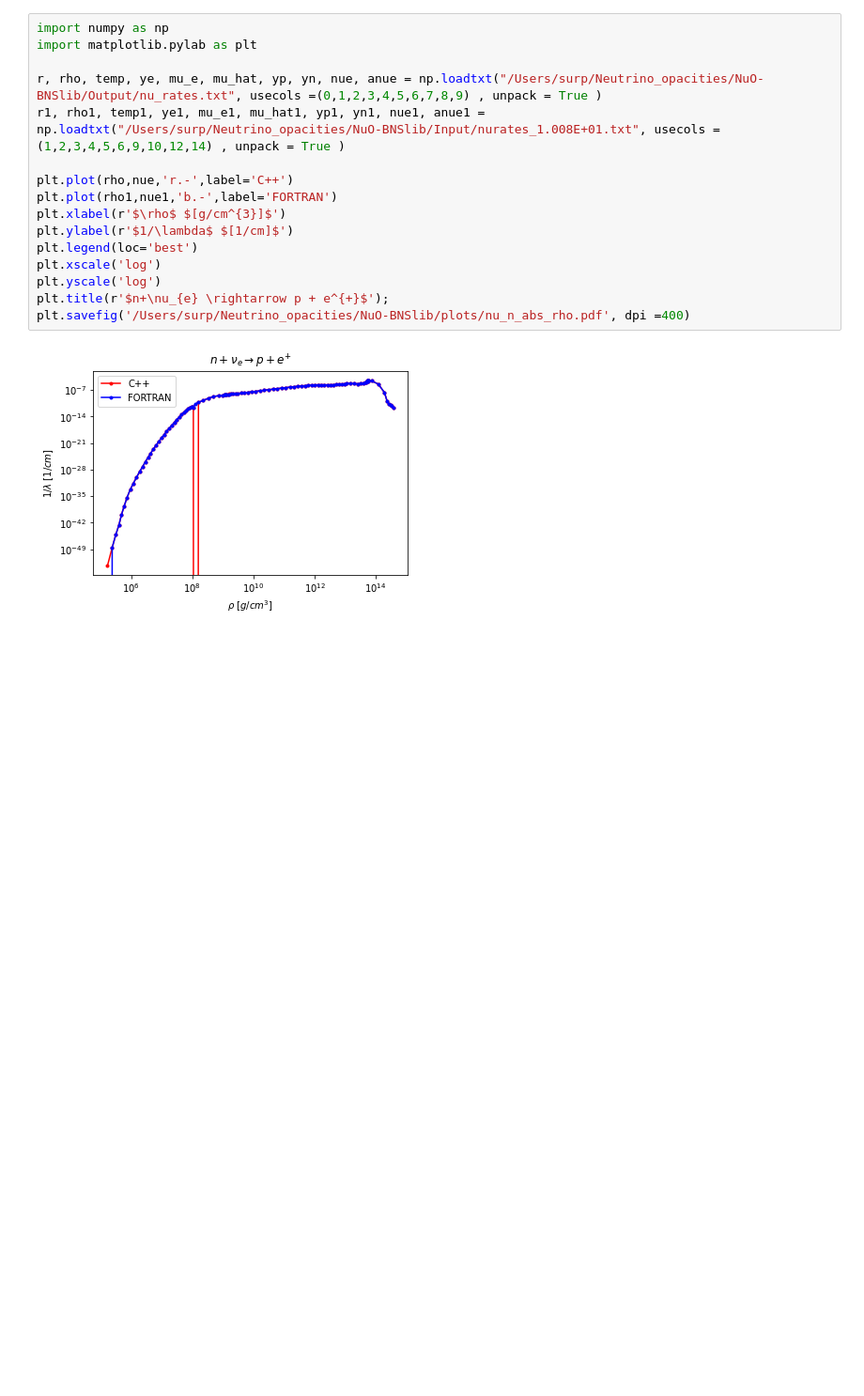
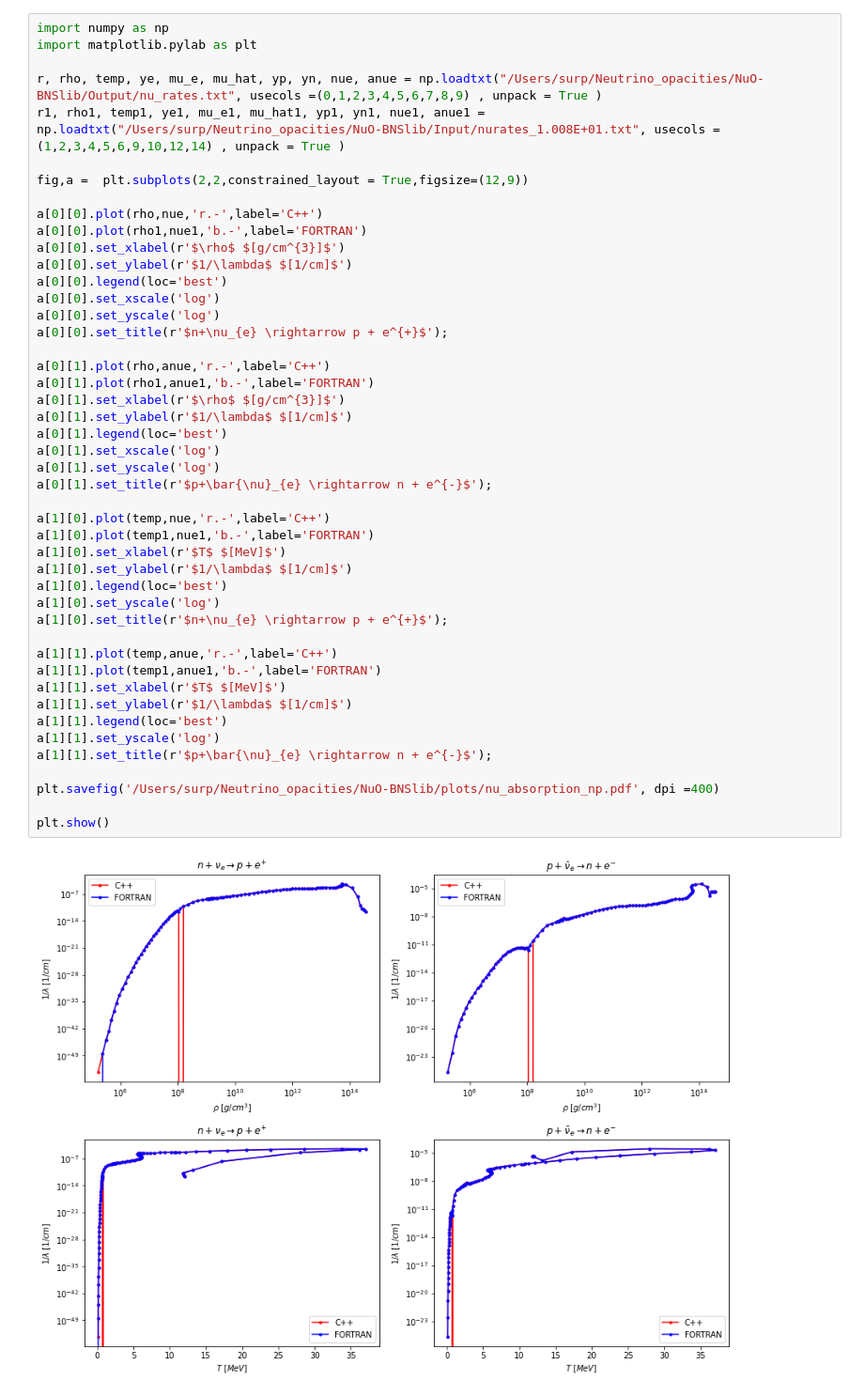
Before and after one commit to RelNucAs/bns_nurates, a Jupyter notebook: plots/opacities_plots.ipynb, the cells around one changed output. Shown: that part at 94% size. Drawn from its saved outputs; the diff is of its cells as text; blank space fills up the shorter version.

Commit message:
combine plots

```diff
--- a/plots/opacities_plots.ipynb
+++ b/plots/opacities_plots.ipynb
@@ -1,18 +1,48 @@
 # %%
 import numpy as np
 import matplotlib.pylab as plt
 
 r, rho, temp, ye, mu_e, mu_hat, yp, yn, nue, anue = np.loadtxt("/Users/surp/Neutrino_opacities/NuO-BNSlib/Output/nu_rates.txt", usecols =(0,1,2,3,4,5,6,7,8,9) , unpack = True )
 r1, rho1, temp1, ye1, mu_e1, mu_hat1, yp1, yn1, nue1, anue1 = np.loadtxt("/Users/surp/Neutrino_opacities/NuO-BNSlib/Input/nurates_1.008E+01.txt", usecols =(1,2,3,4,5,6,9,10,12,14) , unpack = True )
 
-plt.plot(rho,nue,'r.-',label='C++')
-plt.plot(rho1,nue1,'b.-',label='FORTRAN')
-plt.xlabel(r'$\rho$ $[g/cm^{3}]$')
-plt.ylabel(r'$1/\lambda$ $[1/cm]$')
-plt.legend(loc='best')
-plt.xscale('log')
-plt.yscale('log')
-plt.title(r'$n+\nu_{e} \rightarrow p + e^{+}$');
-plt.savefig('/Users/surp/Neutrino_opacities/NuO-BNSlib/plots/nu_n_abs_rho.pdf', dpi =400)
+fig,a =  plt.subplots(2,2,constrained_layout = True,figsize=(12,9))
+
+a[0][0].plot(rho,nue,'r.-',label='C++')
+a[0][0].plot(rho1,nue1,'b.-',label='FORTRAN')
+a[0][0].set_xlabel(r'$\rho$ $[g/cm^{3}]$')
+a[0][0].set_ylabel(r'$1/\lambda$ $[1/cm]$')
+a[0][0].legend(loc='best')
+a[0][0].set_xscale('log')
+a[0][0].set_yscale('log')
+a[0][0].set_title(r'$n+\nu_{e} \rightarrow p + e^{+}$');
+
+a[0][1].plot(rho,anue,'r.-',label='C++')
+a[0][1].plot(rho1,anue1,'b.-',label='FORTRAN')
+a[0][1].set_xlabel(r'$\rho$ $[g/cm^{3}]$')
+a[0][1].set_ylabel(r'$1/\lambda$ $[1/cm]$')
+a[0][1].legend(loc='best')
+a[0][1].set_xscale('log')
+a[0][1].set_yscale('log')
+a[0][1].set_title(r'$p+\bar{\nu}_{e} \rightarrow n + e^{-}$');
+
+a[1][0].plot(temp,nue,'r.-',label='C++')
+a[1][0].plot(temp1,nue1,'b.-',label='FORTRAN')
+a[1][0].set_xlabel(r'$T$ $[MeV]$')
+a[1][0].set_ylabel(r'$1/\lambda$ $[1/cm]$')
+a[1][0].legend(loc='best')
+a[1][0].set_yscale('log')
+a[1][0].set_title(r'$n+\nu_{e} \rightarrow p + e^{+}$');
+
+a[1][1].plot(temp,anue,'r.-',label='C++')
+a[1][1].plot(temp1,anue1,'b.-',label='FORTRAN')
+a[1][1].set_xlabel(r'$T$ $[MeV]$')
+a[1][1].set_ylabel(r'$1/\lambda$ $[1/cm]$')
+a[1][1].legend(loc='best')
+a[1][1].set_yscale('log')
+a[1][1].set_title(r'$p+\bar{\nu}_{e} \rightarrow n + e^{-}$');
+
+plt.savefig('/Users/surp/Neutrino_opacities/NuO-BNSlib/plots/nu_absorption_np.pdf', dpi =400)
+
+plt.show()
 # %% [output]
-[figure, old version]
+[figure, new version]
```
Also changed, not shown: parts of 3 cells of this notebook, 5 other files.
